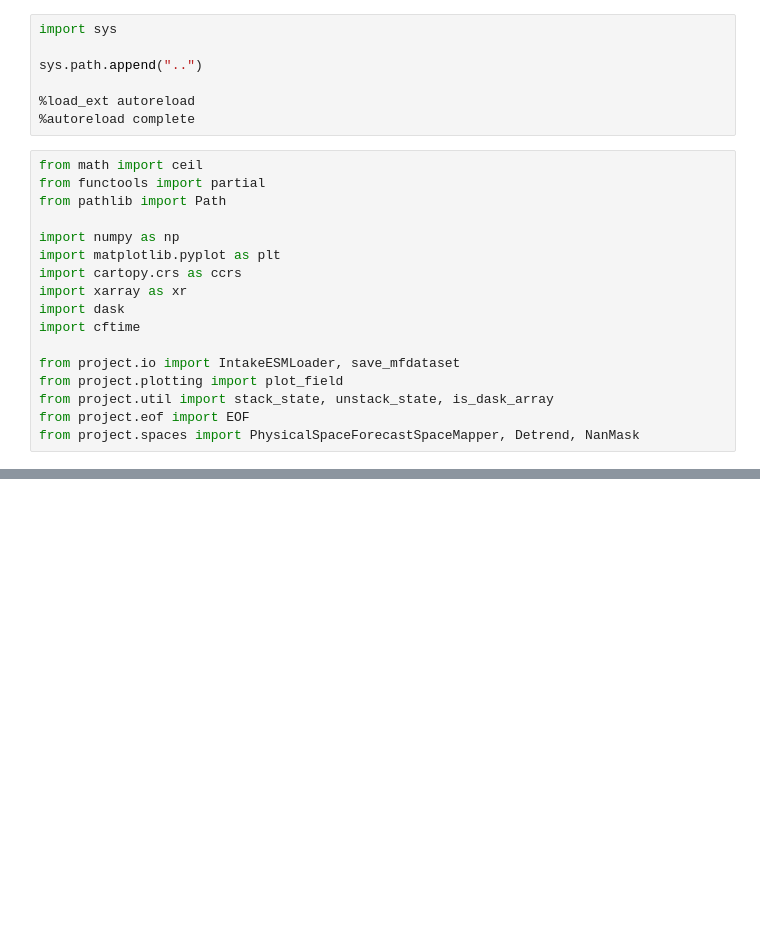
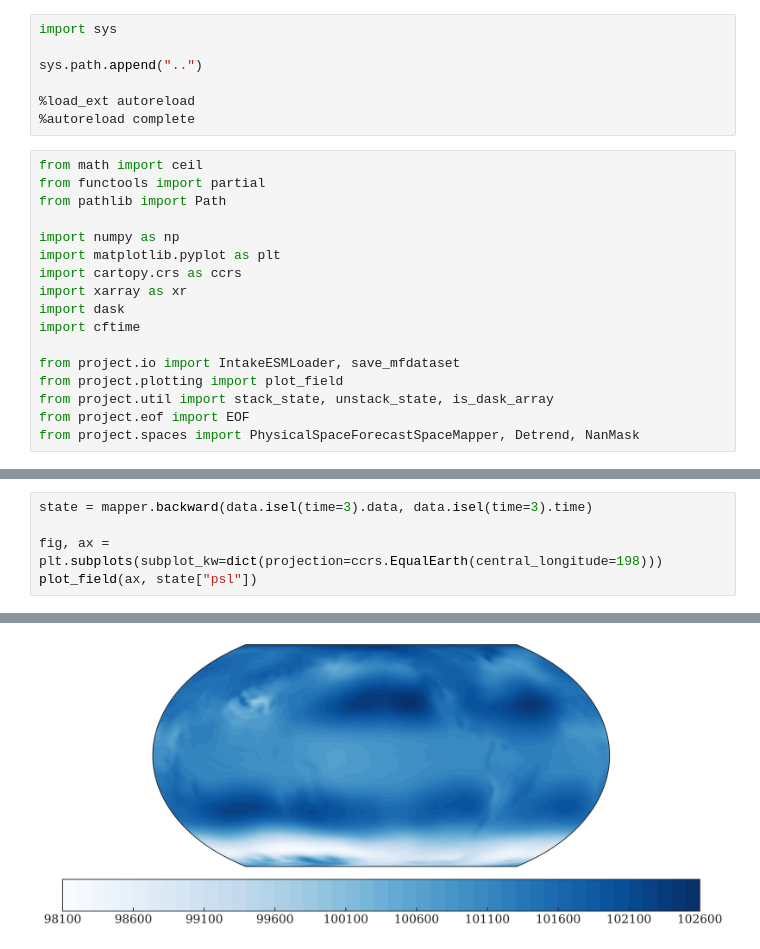
Before and after one commit to DominikStiller/uw-enspred, a Jupyter notebook: project/notebooks/load_training_data.ipynb, the cells around one changed output, grey strips where cells are left out. Cells and saved outputs as stored; diff of their text form; blank space fills up the shorter version.

```diff
--- a/project/notebooks/load_training_data.ipynb
+++ b/project/notebooks/load_training_data.ipynb
@@ -53,0 +57,6 @@ Attributes: (0)
+# %%
+state = mapper.backward(data.isel(time=3).data, data.isel(time=3).time)
+
+fig, ax = plt.subplots(subplot_kw=dict(projection=ccrs.EqualEarth(central_longitude=198)))
+plot_field(ax, state["psl"])
+# %% [output]
@@ -53,0 +80 @@ Attributes: (0)
+[figure, added]
```
Also changed, not shown: parts of 3 cells of this notebook, 3 other files.
